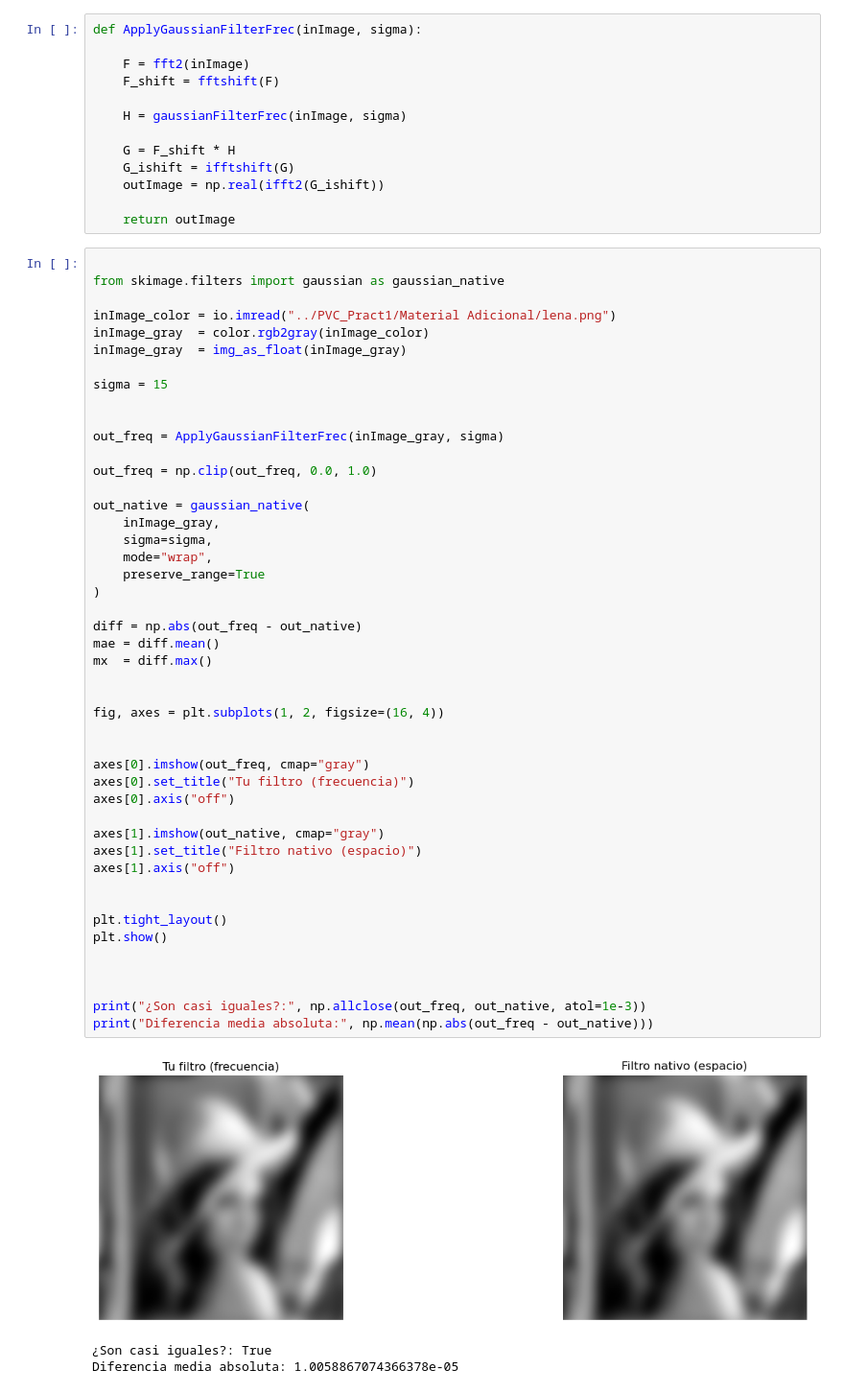
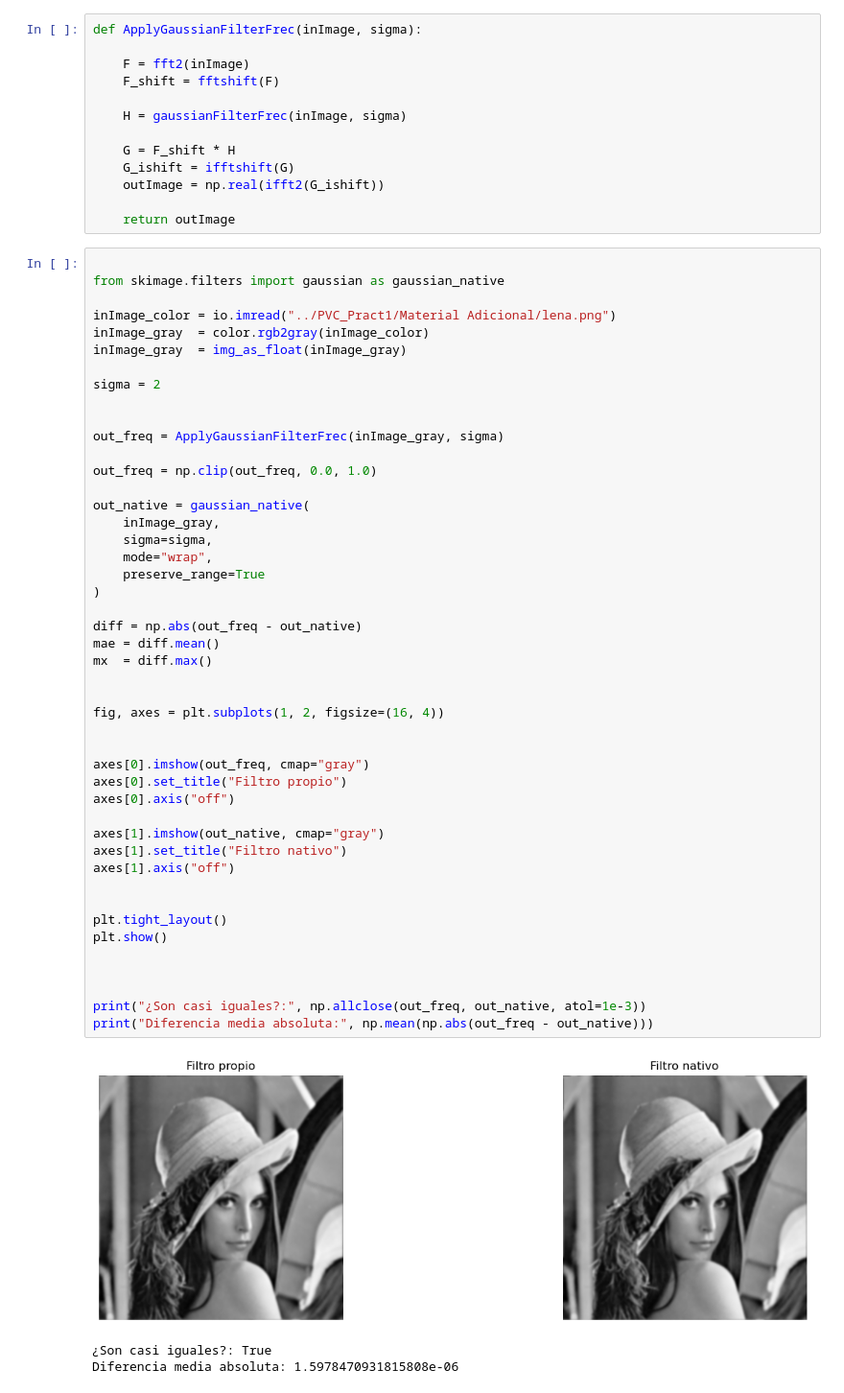
Before and after one commit to GuillermoBlancoNunez/PVC_p2_GuillermoBlancoNunez, a Jupyter notebook: P2_PVC_GuillermoBlancoNunez.ipynb, the cells around one changed output. Shown at 96% size. Drawn from its saved outputs; the diff is of its cells as text.

```diff
--- a/P2_PVC_GuillermoBlancoNunez.ipynb
+++ b/P2_PVC_GuillermoBlancoNunez.ipynb
@@ -188,7 +188,7 @@ inImage_color = io.imread("../PVC_Pract1/Material Adicional/lena.png")
 inImage_gray  = color.rgb2gray(inImage_color)
 inImage_gray  = img_as_float(inImage_gray)
 
-sigma = 15
+sigma = 2
 
 
 out_freq = ApplyGaussianFilterFrec(inImage_gray, sigma)
@@ -198,35 +198,35 @@ out_freq = np.clip(out_freq, 0.0, 1.0)
 out_native = gaussian_native(
     inImage_gray,
     sigma=sigma,
     mode="wrap",
     preserve_range=True
 )
 
 diff = np.abs(out_freq - out_native)
 mae = diff.mean()
 mx  = diff.max()
 
 
 fig, axes = plt.subplots(1, 2, figsize=(16, 4))
 
 
 axes[0].imshow(out_freq, cmap="gray")
-axes[0].set_title("Tu filtro (frecuencia)")
+axes[0].set_title("Filtro propio")
 axes[0].axis("off")
 
 axes[1].imshow(out_native, cmap="gray")
-axes[1].set_title("Filtro nativo (espacio)")
+axes[1].set_title("Filtro nativo")
 axes[1].axis("off")
 
 
 plt.tight_layout()
 plt.show()
 
 
 
 print("¿Son casi iguales?:", np.allclose(out_freq, out_native, atol=1e-3))
 print("Diferencia media absoluta:", np.mean(np.abs(out_freq - out_native)))
 # %% [output]
-[figure, old version]
+[figure, new version]
 ¿Son casi iguales?: True
-Diferencia media absoluta: 1.0058867074366378e-05
+Diferencia media absoluta: 1.5978470931815808e-06
```
Also changed, not shown: parts of 1 cell of this notebook, 1 other file.
